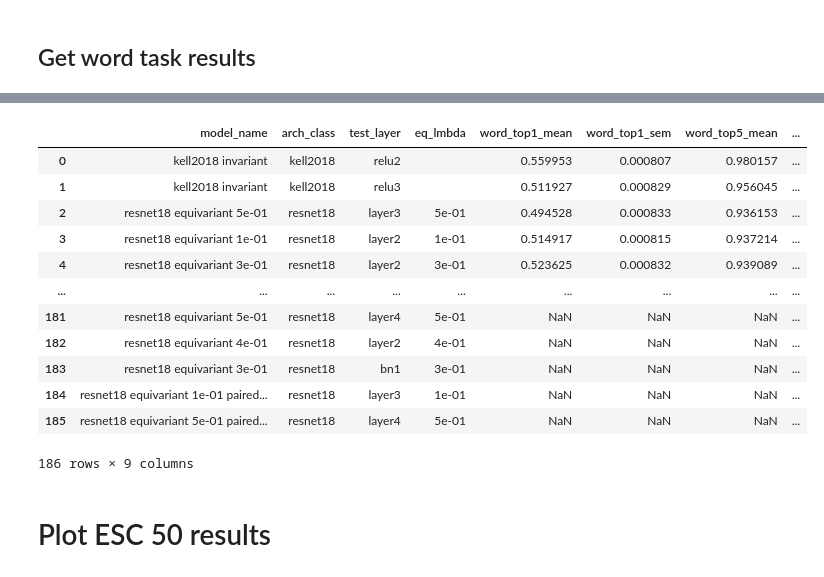
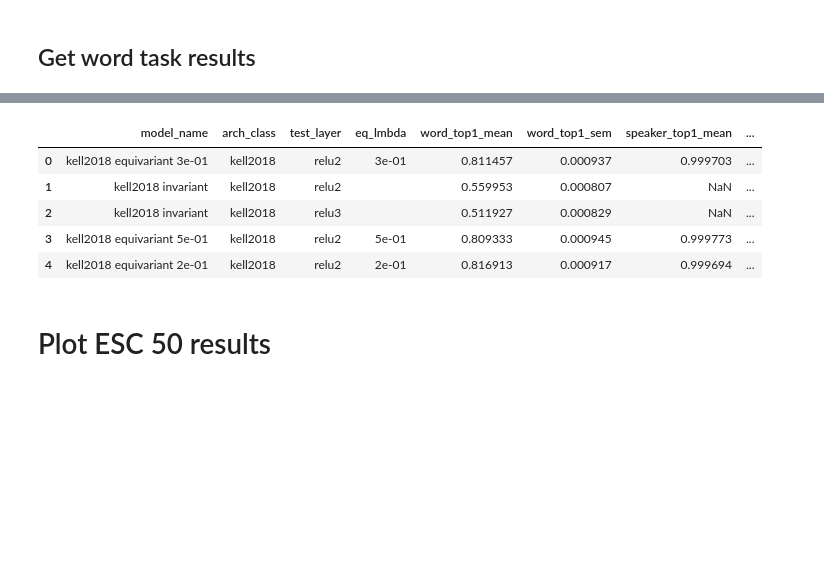
Before and after one commit to Feather-Lab/audio-ssl, a Jupyter notebook: notebooks/summarize_invar_v_equivar.ipynb, the cells around one changed output, grey strips where cells are left out. Saved outputs shown, nothing was run; the diff lists cells and outputs as text; code cells hidden in the pictures; blank space fills up the shorter version.

```diff
--- a/notebooks/summarize_invar_v_equivar.ipynb
+++ b/notebooks/summarize_invar_v_equivar.ipynb
@@ -62,6 +82,7 @@ path_to_esc_results = Path("esc_analysis")
 all_model_results = list(path_to_esc_results.rglob("*barlow*kell2018*/saved_vars*.pickle"))
 all_model_results += list(path_to_esc_results.rglob("audioset_*/saved_vars*.pickle"))
 all_model_results += list(path_to_esc_results.rglob("resnet18_barlow*/saved_vars*.pickle"))
+all_model_results += list(path_to_esc_results.rglob("kell2018_barlow*/saved_vars*.pickle"))
 # all_model_results
 
 test_layers = [
@@ -105,11 +126,10 @@ df_list = []
 for i, results_path in enumerate(all_model_results):
     path_str = str(results_path)
 
-    if 'kell2018' in path_str:
+    if 'kell2018' in path_str and not results_path.parent.stem.startswith('kell2018'):
         if 'eq_lmbda' in path_str:
-            if not path_str.startswith('kell2018'):
-                if 'fixed_loss' not in path_str:
-                    continue
+            # if 'fixed_loss' not in path_str:
+            continue
 
     if 'projects' in str(results_path):
         continue
@@ -194,11 +220,11 @@ df_list = []
 for i, results_path in enumerate(all_word_task_results):
     path_str = str(results_path)
 
-    if 'kell2018' in path_str:
+    if 'kell2018' in path_str and not results_path.name.startswith('kell2018'):
         if 'eq_lmbda' in path_str:
-            if not path_str.startswith('kell2018'):
-                if 'fixed_loss' not in path_str:
-                    continue
+
+            # if 'fixed_loss' not in path_str:
+            continue
 
     if not any([layer in str(results_path) for layer in test_layers + resnet18_layer_order]):
         continue
@@ -248,20 +254,13 @@ word_df
 # %%
 df = pd.concat([word_df, esc_50_df], axis=0, ignore_index=True)
-df
+df.head()
 # %% [output]
-|  | model_name | arch_class | test_layer | eq_lmbda | word_top1_mean | word_top1_sem | word_top5_mean | ... |
-| 0 | kell2018 invariant | kell2018 | relu2 |  | 0.559953 | 0.000807 | 0.980157 | ... |
-| 1 | kell2018 invariant | kell2018 | relu3 |  | 0.511927 | 0.000829 | 0.956045 | ... |
-| 2 | resnet18 equivariant 5e-01 | resnet18 | layer3 | 5e-01 | 0.494528 | 0.000833 | 0.936153 | ... |
-| 3 | resnet18 equivariant 1e-01 | resnet18 | layer2 | 1e-01 | 0.514917 | 0.000815 | 0.937214 | ... |
-| 4 | resnet18 equivariant 3e-01 | resnet18 | layer2 | 3e-01 | 0.523625 | 0.000832 | 0.939089 | ... |
-| ... | ... | ... | ... | ... | ... | ... | ... | ... |
-| 181 | resnet18 equivariant 5e-01 | resnet18 | layer4 | 5e-01 | NaN | NaN | NaN | ... |
-| 182 | resnet18 equivariant 4e-01 | resnet18 | layer2 | 4e-01 | NaN | NaN | NaN | ... |
-| 183 | resnet18 equivariant 3e-01 | resnet18 | bn1 | 3e-01 | NaN | NaN | NaN | ... |
-| 184 | resnet18 equivariant 1e-01 paired... | resnet18 | layer3 | 1e-01 | NaN | NaN | NaN | ... |
-| 185 | resnet18 equivariant 5e-01 paired... | resnet18 | layer4 | 5e-01 | NaN | NaN | NaN | ... |
+|  | model_name | arch_class | test_layer | eq_lmbda | word_top1_mean | word_top1_sem | speaker_top1_mean | ... |
+| 0 | kell2018 equivariant 3e-01 | kell2018 | relu2 | 3e-01 | 0.811457 | 0.000937 | 0.999703 | ... |
+| 1 | kell2018 invariant | kell2018 | relu2 |  | 0.559953 | 0.000807 | NaN | ... |
+| 2 | kell2018 invariant | kell2018 | relu3 |  | 0.511927 | 0.000829 | NaN | ... |
+| 3 | kell2018 equivariant 5e-01 | kell2018 | relu2 | 5e-01 | 0.809333 | 0.000945 | 0.999773 | ... |
+| 4 | kell2018 equivariant 2e-01 | kell2018 | relu2 | 2e-01 | 0.816913 | 0.000917 | 0.999694 | ... |
-186 rows × 9 columns
 # %% [markdown]
 # Plot ESC 50 results
 # %%
```
Also changed, not shown: parts of 6 cells of this notebook, 5 other files.
